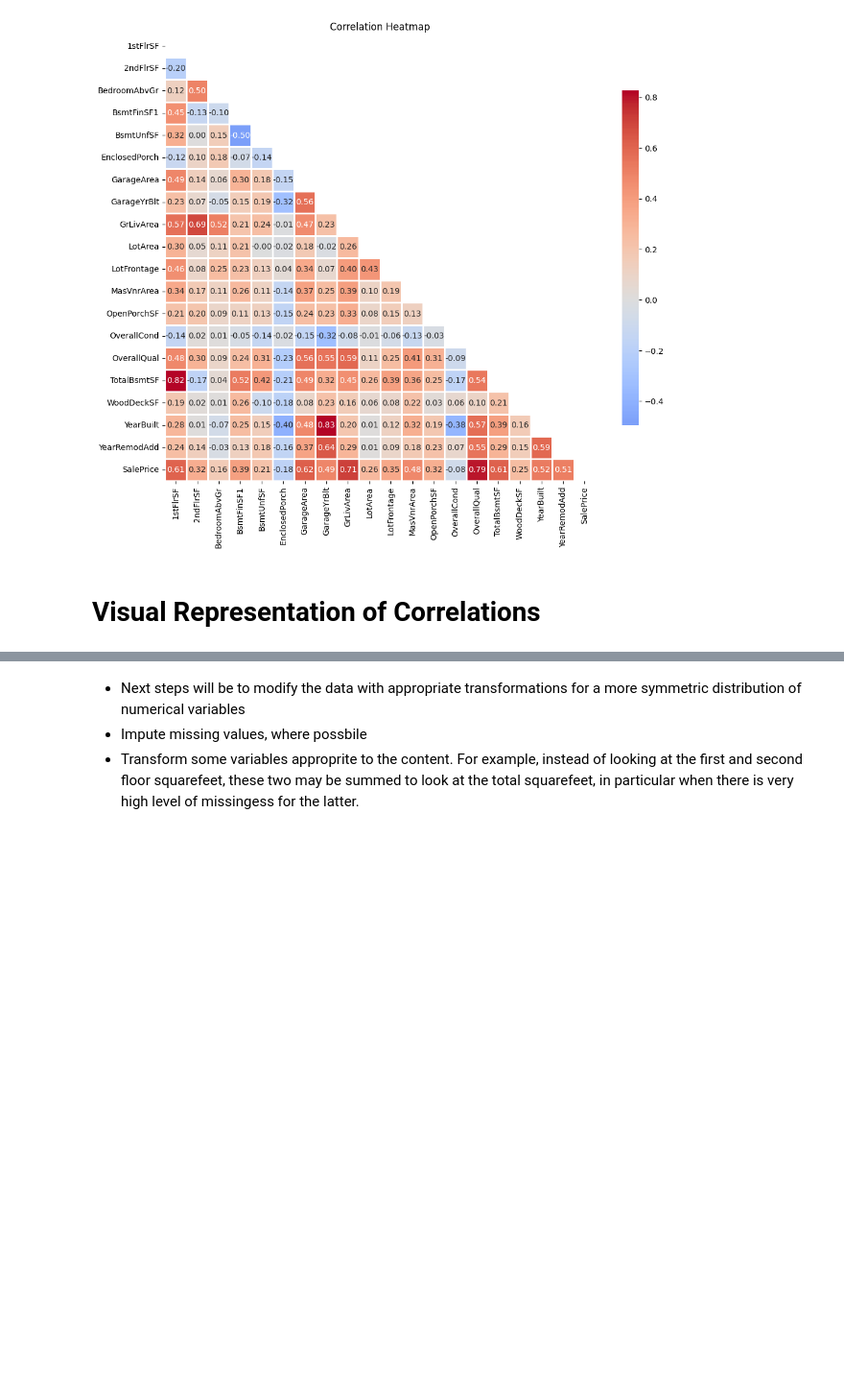
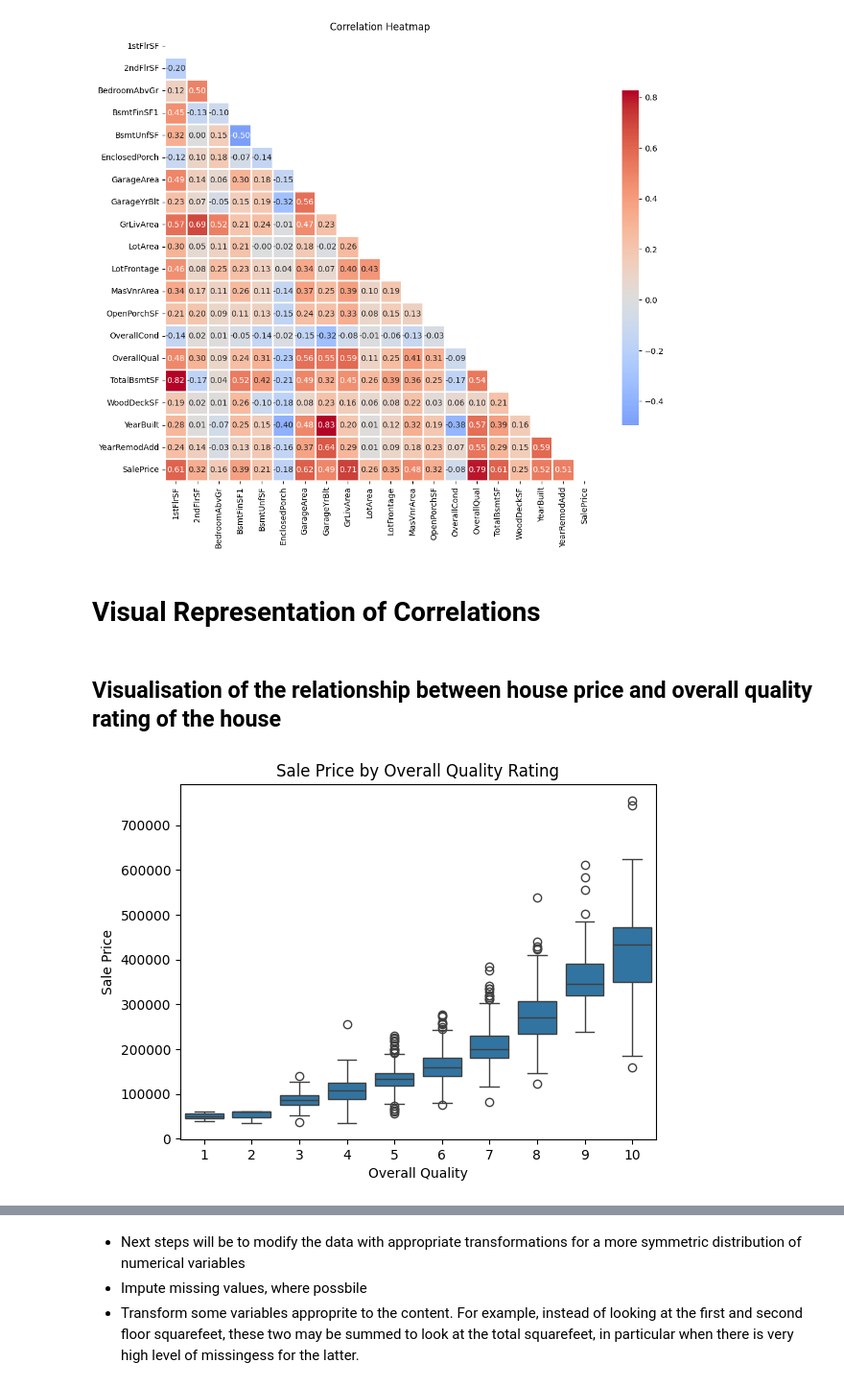
Before and after one commit to hisarciklilar/heritage-housing-issues, a Jupyter notebook: jupyter_notebooks/03_Correlation_Analysis.ipynb, the cells around one changed output, grey strips where cells are left out. Shown at 96% size. Drawn from its saved outputs; the diff is of its cells as text; code cells hidden in the pictures; blank space fills up the shorter version.

Commit message:
Add scatterplots to Juyter nb

```diff
--- a/jupyter_notebooks/03_Correlation_Analysis.ipynb
+++ b/jupyter_notebooks/03_Correlation_Analysis.ipynb
@@ -118,3 +102,14 @@ plt.show()
 [figure]
 # %% [markdown]
 # Visual Representation of Correlations
+# %% [markdown]
+## Visualisation of the relationship between house price and overall quality rating of the house
+# %%
+fig, ax = plt.subplots()
+sns.boxplot(data=df, x="OverallQual", y="SalePrice", ax=ax)
+ax.set_title("Sale Price by Overall Quality Rating")
+ax.set_xlabel("Overall Quality")
+ax.set_ylabel("Sale Price")
+plt.show()
+# %% [output]
+[figure, added]
```
Also changed, not shown: parts of 27 cells of this notebook, 1 other file.
